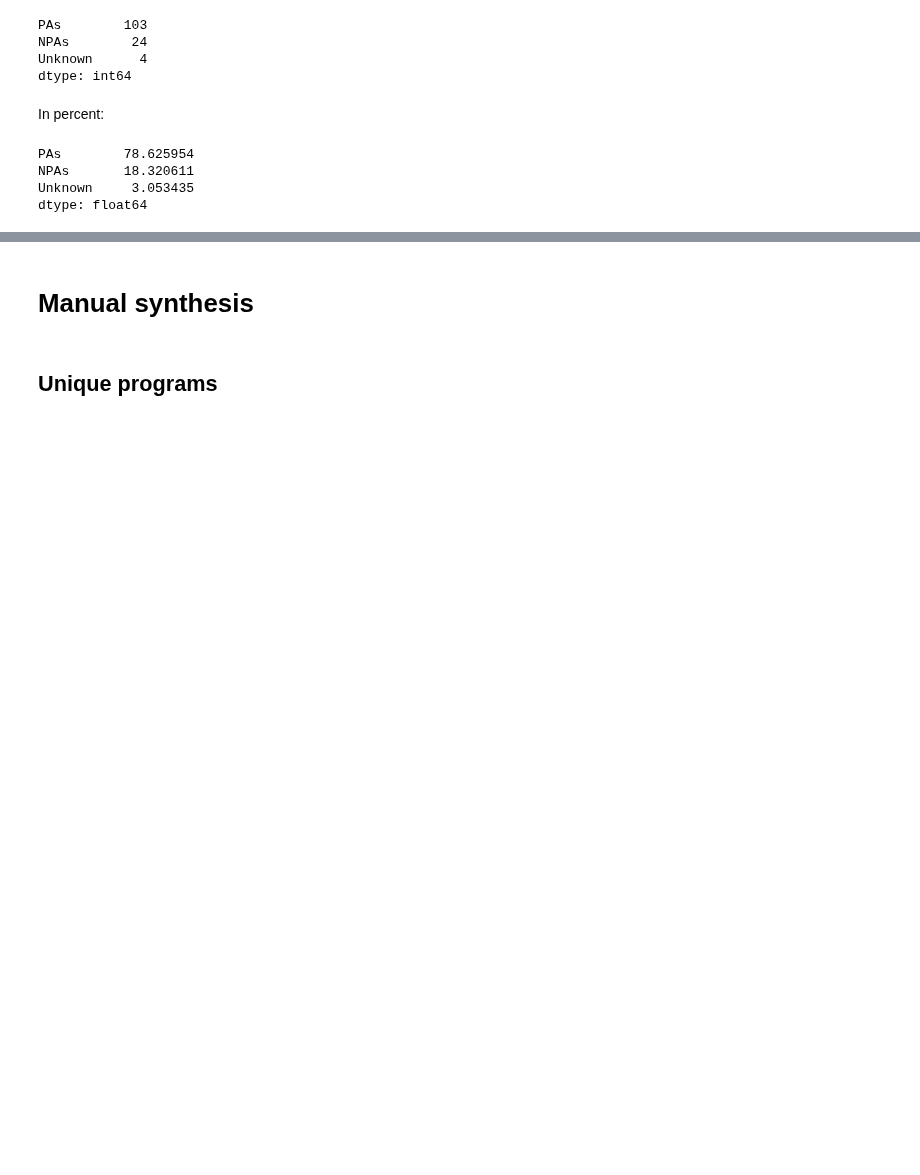
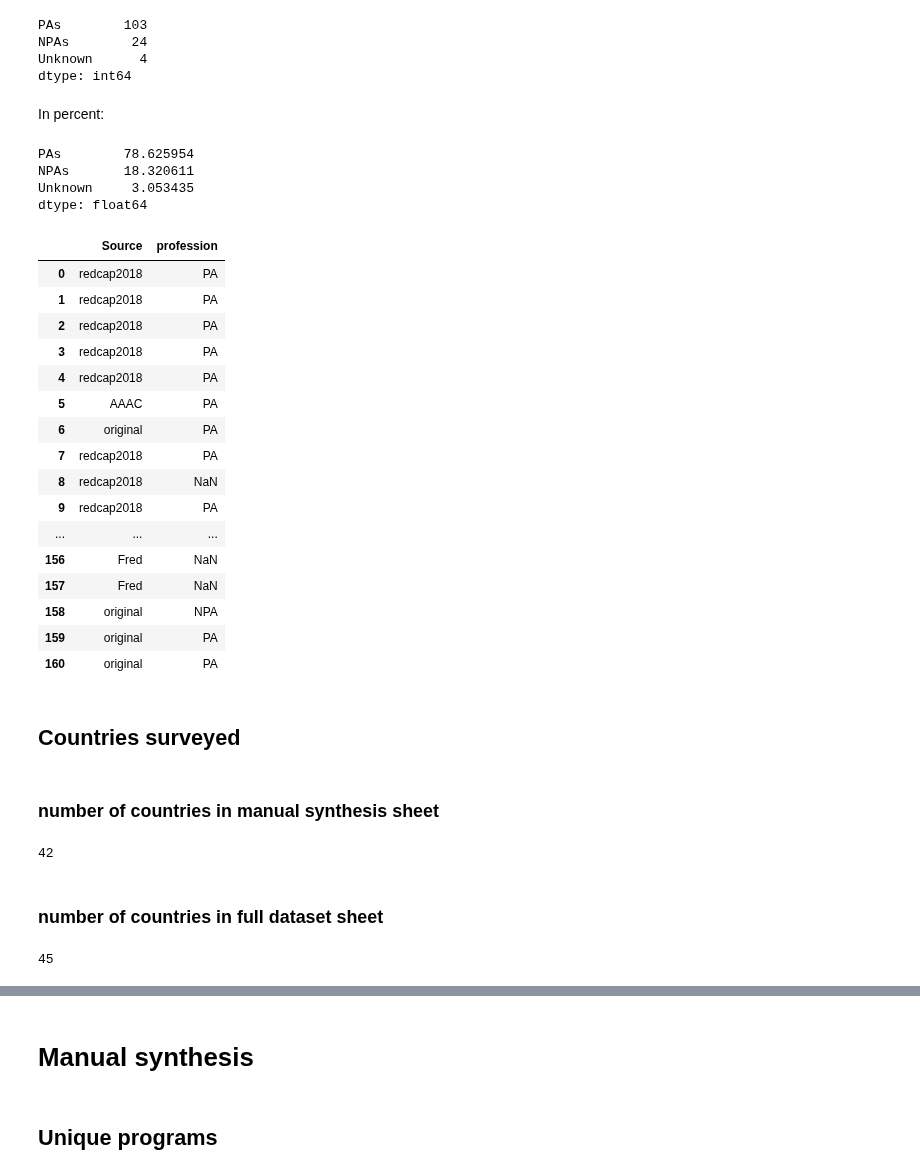
Before and after one commit to lawtj/npa, a Jupyter notebook: npa data.ipynb, the cells around one changed output, grey strips where cells are left out. Cells and saved outputs as stored; diff of their text form; code cells hidden in the pictures; blank space fills up the shorter version.

```diff
--- a/npa data.ipynb
+++ b/npa data.ipynb
@@ -172,3 +175,37 @@ PAs        78.625954
 NPAs       18.320611
 Unknown     3.053435
 dtype: float64
+# %%
+df[['Source', 'profession']]
+# %% [output]
+|  | Source | profession |
+| 0 | redcap2018 | PA |
+| 1 | redcap2018 | PA |
+| 2 | redcap2018 | PA |
+| 3 | redcap2018 | PA |
+| 4 | redcap2018 | PA |
+| 5 | AAAC | PA |
+| 6 | original | PA |
+| 7 | redcap2018 | PA |
+| 8 | redcap2018 | NaN |
+| 9 | redcap2018 | PA |
+| ... | ... | ... |
+| 156 | Fred | NaN |
+| 157 | Fred | NaN |
+| 158 | original | NPA |
+| 159 | original | PA |
+| 160 | original | PA |
+# %% [markdown]
+## Countries surveyed
+# %% [markdown]
+### number of countries in manual synthesis sheet
+# %%
+ms['country'].nunique()
+# %% [output]
+42
+# %% [markdown]
+### number of countries in full dataset sheet
+# %%
+df['country'].nunique()
+# %% [output]
+45
```
Also changed, not shown: parts of 41 cells of this notebook.
